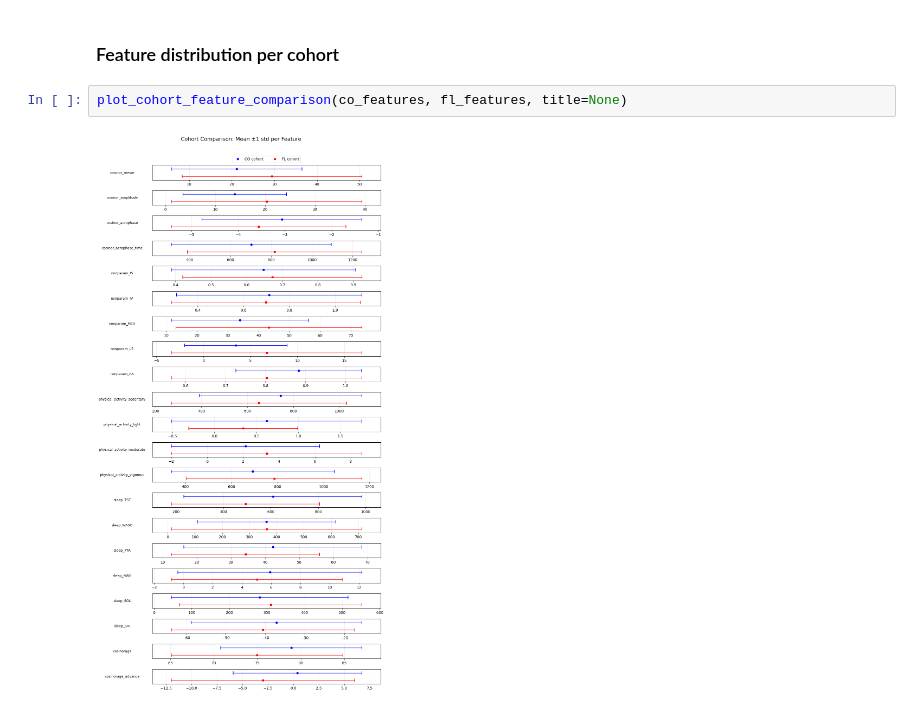
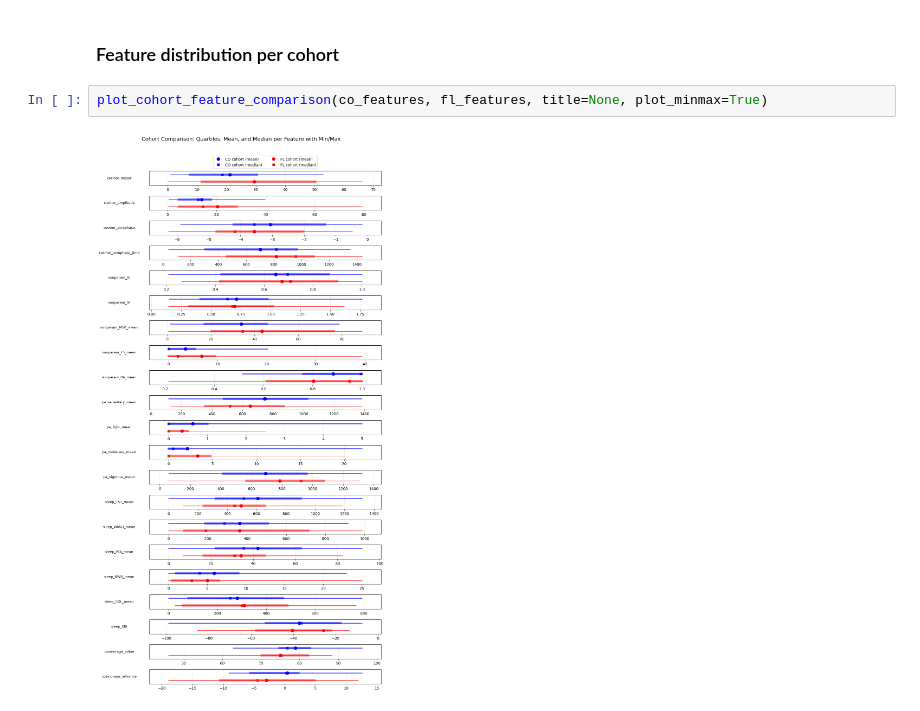
Before and after one commit to jlohunecke/LTMM_Analysis, a Jupyter notebook: exploration.ipynb, the cells around one changed output. Drawn from its saved outputs; the diff is of its cells as text.

```diff
--- a/exploration.ipynb
+++ b/exploration.ipynb
@@ -144,6 +147,6 @@ fl_features.get_feature_correlation_matrix()
 # %% [markdown]
 ### Feature distribution per cohort
 # %%
-plot_cohort_feature_comparison(co_features, fl_features, title=None)
+plot_cohort_feature_comparison(co_features, fl_features, title=None, plot_minmax=True)
 # %% [output]
-[figure, old version]
+[figure, new version]
```
Also changed, not shown: parts of 2 cells of this notebook, 1 other file.
